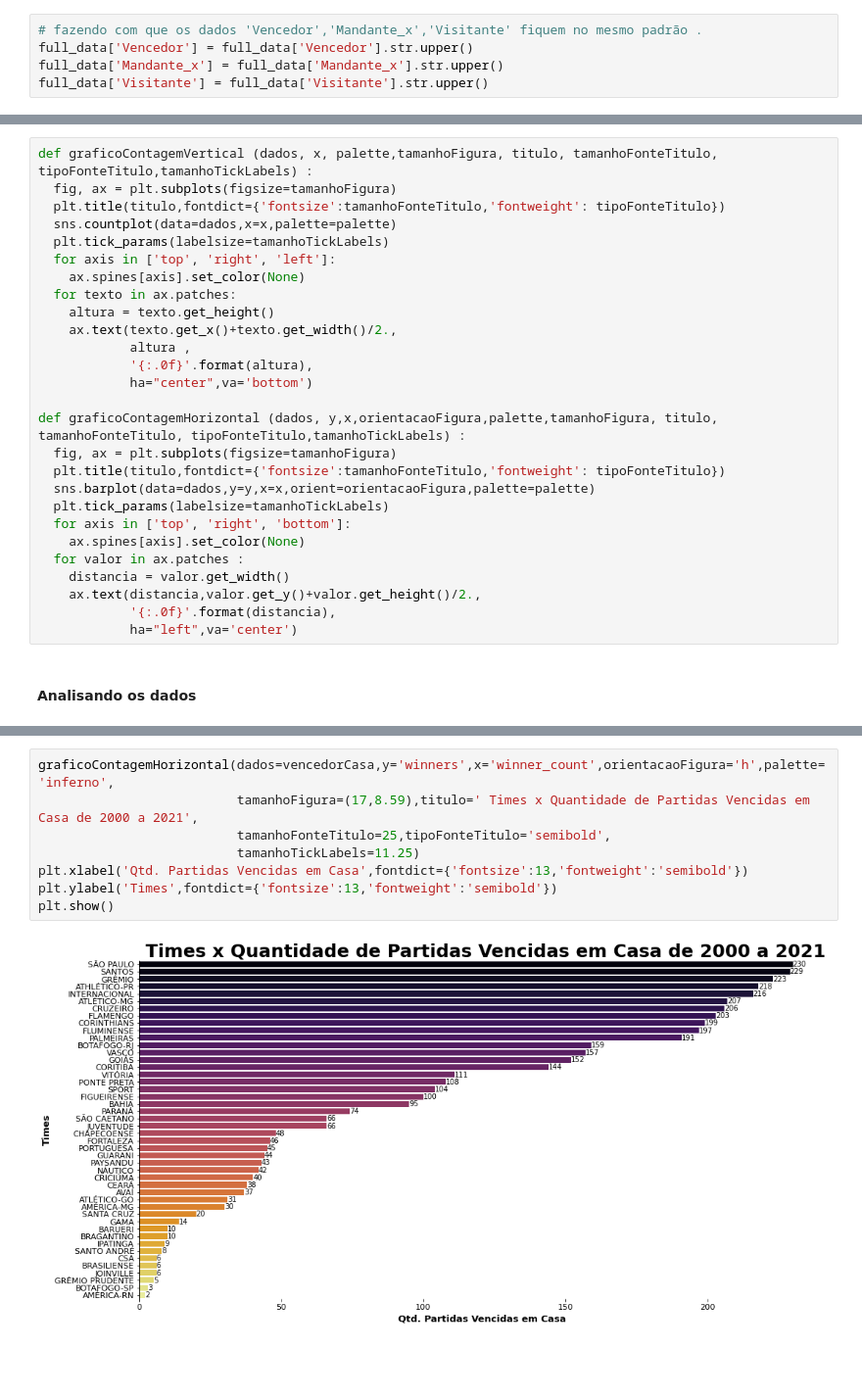
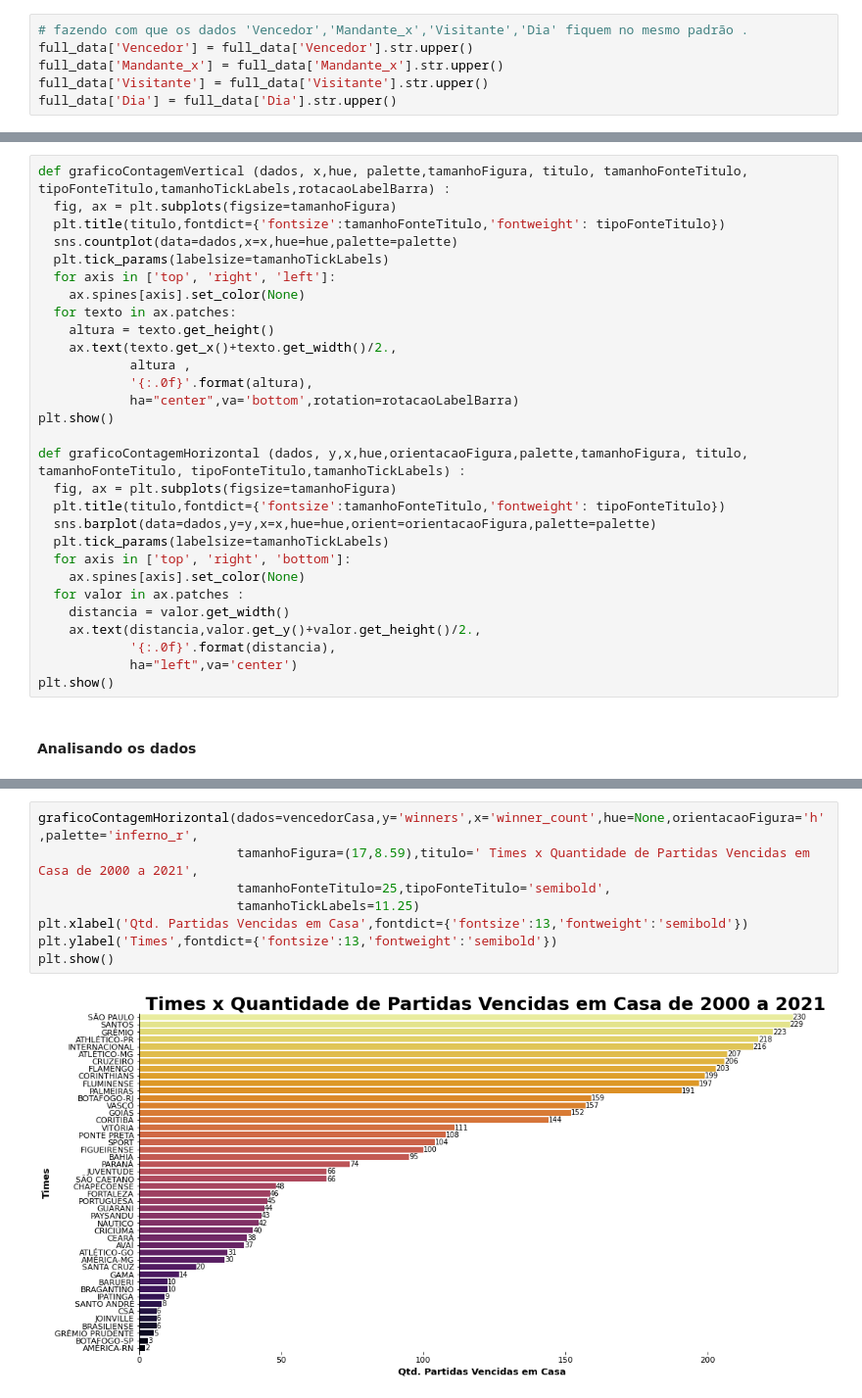
Before and after one commit to NophaieViscente/AnalisandoDadosBrasileirao, a Jupyter notebook: Analise_de_Dados_Campeonato_Brasileiro_2000_até_2021.ipynb, the cells around one changed output, grey strips where cells are left out. Shown at 98% size. Cells and saved outputs as stored; diff of their text form; blank space fills up the shorter version.

```diff
--- a/Analise_de_Dados_Campeonato_Brasileiro_2000_até_2021.ipynb
+++ b/Analise_de_Dados_Campeonato_Brasileiro_2000_até_2021.ipynb
@@ -35,10 +35,11 @@ full_data.head(-20)
 # %% [markdown]
 #### Editando dados para usar na análise.
 # %%
-# fazendo com que os dados 'Vencedor','Mandante_x','Visitante' fiquem no mesmo padrão .
+# fazendo com que os dados 'Vencedor','Mandante_x','Visitante','Dia' fiquem no mesmo padrão .
 full_data['Vencedor'] = full_data['Vencedor'].str.upper()
 full_data['Mandante_x'] = full_data['Mandante_x'].str.upper()
 full_data['Visitante'] = full_data['Visitante'].str.upper()
+full_data['Dia'] = full_data['Dia'].str.upper()
 # %%
 # Trocando dados de empates nas colunas 'Estado Vencedor' e 'Vencedor'
 full_data['Estado Vencedor'] = full_data['Estado Vencedor'].replace('-','Empate')
@@ -96,10 +111,10 @@ vencedorVisitante.head()
 # %% [markdown]
 #### Funções mais usadas para a análise.
 # %%
-def graficoContagemVertical (dados, x, palette,tamanhoFigura, titulo, tamanhoFonteTitulo, tipoFonteTitulo,tamanhoTickLabels) :
+def graficoContagemVertical (dados, x,hue, palette,tamanhoFigura, titulo, tamanhoFonteTitulo, tipoFonteTitulo,tamanhoTickLabels,rotacaoLabelBarra) :
   fig, ax = plt.subplots(figsize=tamanhoFigura)
   plt.title(titulo,fontdict={'fontsize':tamanhoFonteTitulo,'fontweight': tipoFonteTitulo})
-  sns.countplot(data=dados,x=x,palette=palette)
+  sns.countplot(data=dados,x=x,hue=hue,palette=palette)
   plt.tick_params(labelsize=tamanhoTickLabels)
   for axis in ['top', 'right', 'left']:
     ax.spines[axis].set_color(None)
@@ -108,12 +123,13 @@ def graficoContagemVertical (dados, x, palette,tamanhoFigura, titulo, tamanhoFon
     ax.text(texto.get_x()+texto.get_width()/2.,
             altura ,
             '{:.0f}'.format(altura),
-            ha="center",va='bottom')
+            ha="center",va='bottom',rotation=rotacaoLabelBarra)
+plt.show()
 
-def graficoContagemHorizontal (dados, y,x,orientacaoFigura,palette,tamanhoFigura, titulo, tamanhoFonteTitulo, tipoFonteTitulo,tamanhoTickLabels) :
+def graficoContagemHorizontal (dados, y,x,hue,orientacaoFigura,palette,tamanhoFigura, titulo, tamanhoFonteTitulo, tipoFonteTitulo,tamanhoTickLabels) :
   fig, ax = plt.subplots(figsize=tamanhoFigura)
   plt.title(titulo,fontdict={'fontsize':tamanhoFonteTitulo,'fontweight': tipoFonteTitulo})
-  sns.barplot(data=dados,y=y,x=x,orient=orientacaoFigura,palette=palette)
+  sns.barplot(data=dados,y=y,x=x,hue=hue,orient=orientacaoFigura,palette=palette)
   plt.tick_params(labelsize=tamanhoTickLabels)
   for axis in ['top', 'right', 'bottom']:
     ax.spines[axis].set_color(None)
@@ -122,6 +138,7 @@ def graficoContagemHorizontal (dados, y,x,orientacaoFigura,palette,tamanhoFigura
     ax.text(distancia,valor.get_y()+valor.get_height()/2.,
             '{:.0f}'.format(distancia),
             ha="left",va='center')
+plt.show()
 # %% [markdown]
 #### Analisando os dados
 # %%
@@ -163,11 +185,11 @@ plt.show()
 # %%
-graficoContagemHorizontal(dados=vencedorCasa,y='winners',x='winner_count',orientacaoFigura='h',palette='inferno',
+graficoContagemHorizontal(dados=vencedorCasa,y='winners',x='winner_count',hue=None,orientacaoFigura='h',palette='inferno_r',
                           tamanhoFigura=(17,8.59),titulo=' Times x Quantidade de Partidas Vencidas em Casa de 2000 a 2021',
                           tamanhoFonteTitulo=25,tipoFonteTitulo='semibold',
                           tamanhoTickLabels=11.25)
 plt.xlabel('Qtd. Partidas Vencidas em Casa',fontdict={'fontsize':13,'fontweight':'semibold'})
 plt.ylabel('Times',fontdict={'fontsize':13,'fontweight':'semibold'})
 plt.show()
 # %% [output]
-[figure, old version]
+[figure, new version]
 # %%
```
Also changed, not shown: parts of 20 cells of this notebook.
